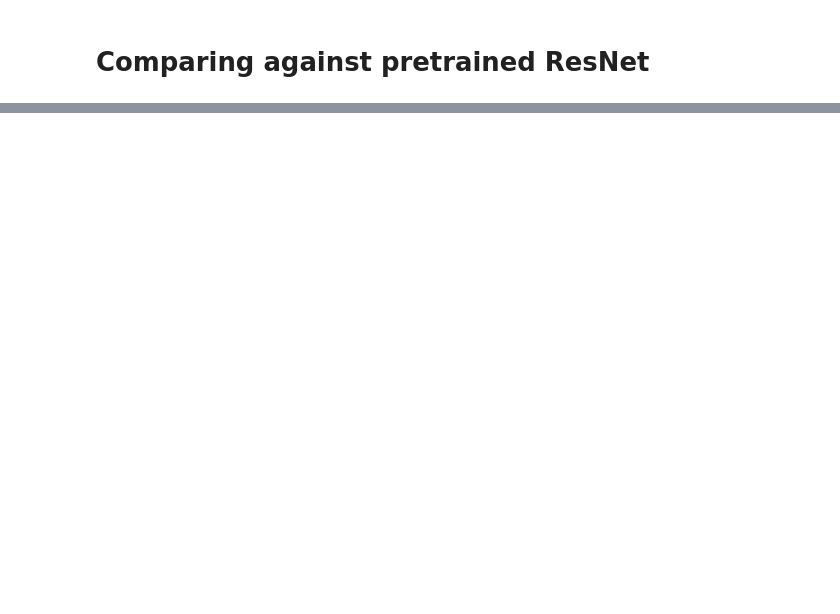
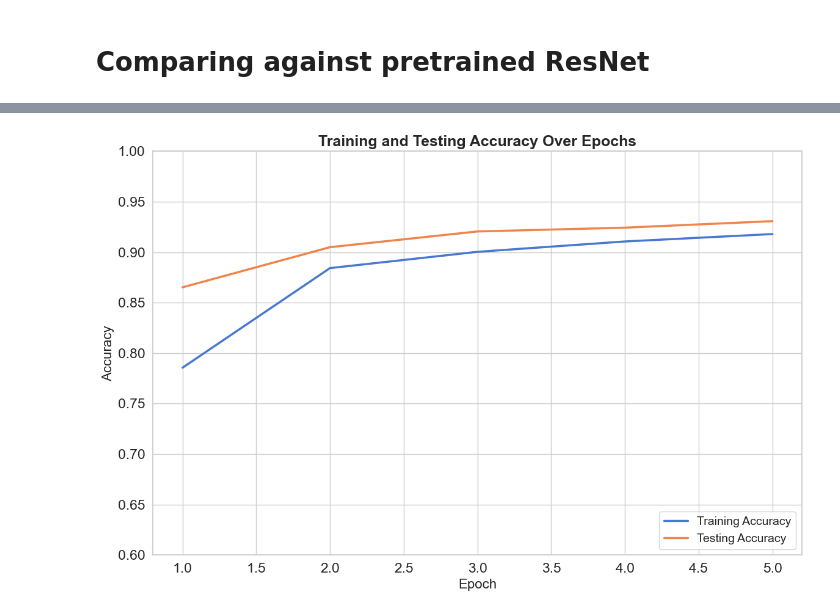
Before and after one commit to GermanButtiero/hotdogs, a Jupyter notebook: IDLCV_Exercise_1_4_hotdog.ipynb, the cells around one changed output, grey strips where cells are left out. Saved outputs shown, nothing was run; the diff lists cells and outputs as text; code cells hidden in the pictures; blank space fills up the shorter version.

```diff
--- a/IDLCV_Exercise_1_4_hotdog.ipynb
+++ b/IDLCV_Exercise_1_4_hotdog.ipynb
@@ -559,0 +624,4 @@ Loss train: 0.234        test: 0.185     Accuracy train: 90.2%   test: 92.8%
+# %%
+plot_training_testing_accuracy(data_pretrained)
+# %% [output]
+[figure, added]
```
Also changed, not shown: parts of 13 cells of this notebook, 2 other files.
